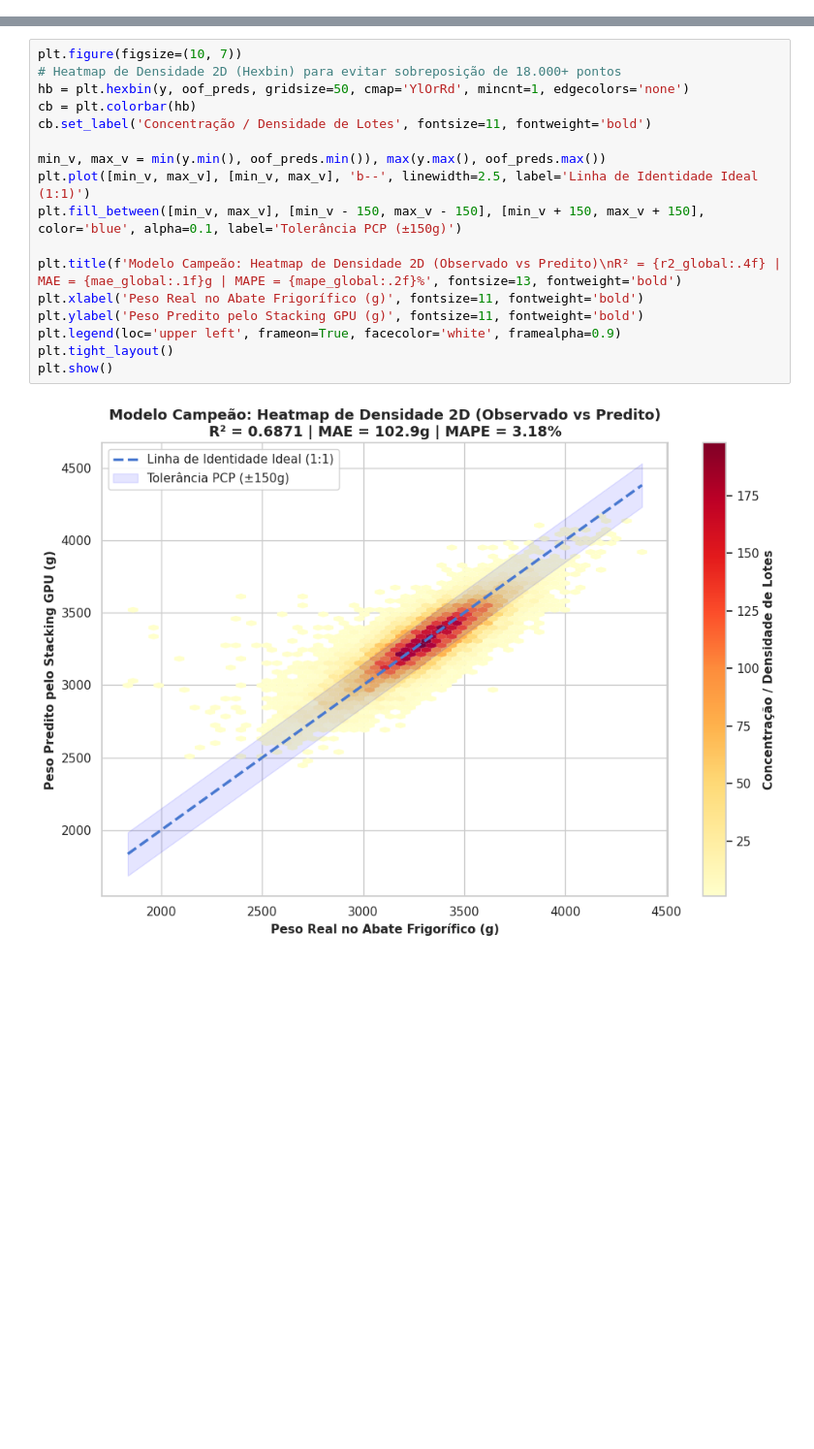
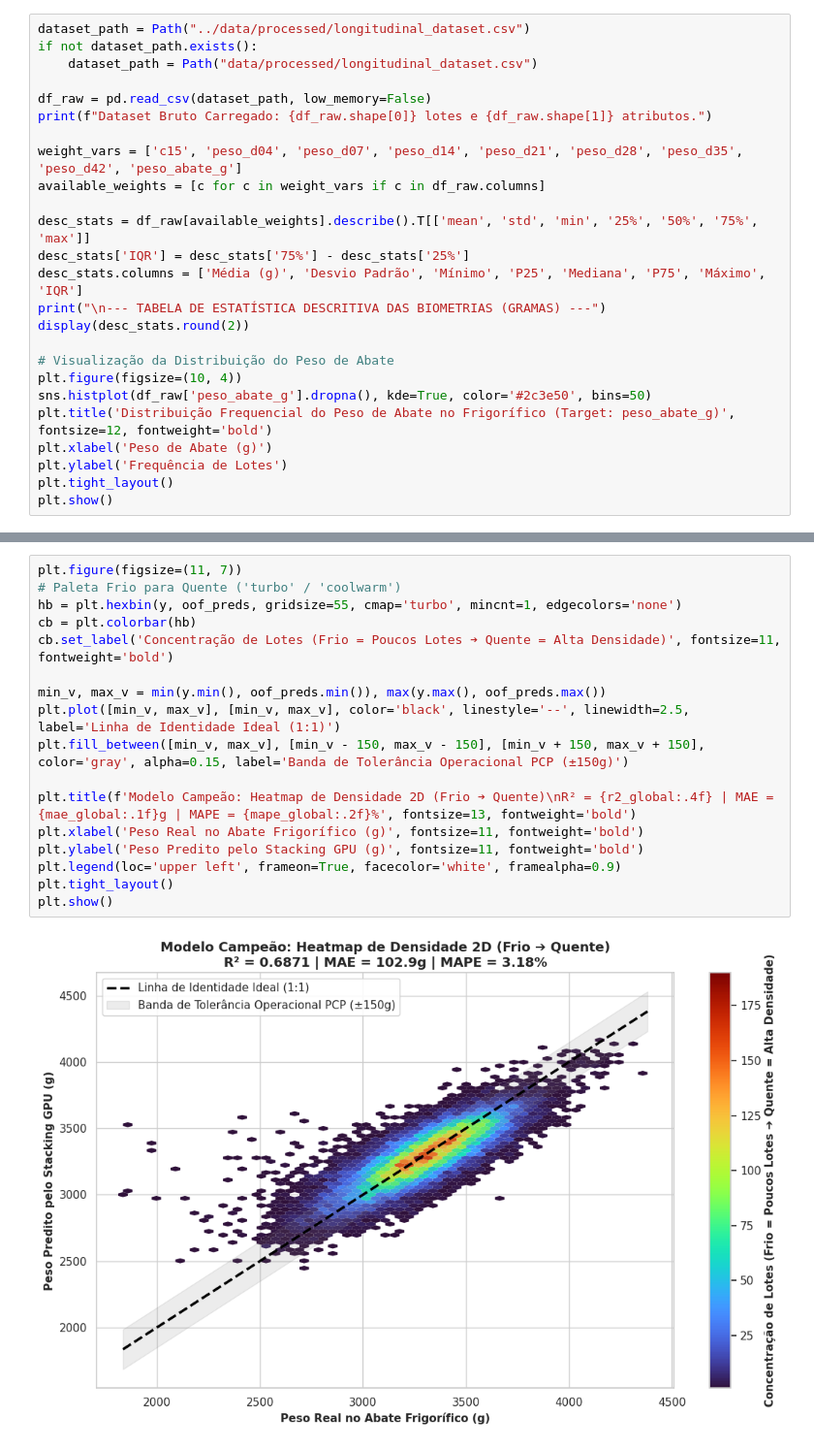
Before and after one commit to brunocorisco86/predicao_peso_mortalidade, a Jupyter notebook: notebooks/01_predicao_peso_abate_modelo_campeao.ipynb, the cells around one changed output, grey strips where cells are left out. Shown at 97% size. Cells and saved outputs as stored; diff of their text form; blank space fills up the shorter version.

Commit message:
feat(notebook): consolida notebook completo com EDA descritiva, F1-score comercial, matriz de confusao, analise de residuos, SHAP e Heatmap 2D Frio-para-Quente (turbo/coolwarm)

```diff
--- a/notebooks/01_predicao_peso_abate_modelo_campeao.ipynb
+++ b/notebooks/01_predicao_peso_abate_modelo_campeao.ipynb
@@ -59,0 +44,25 @@ A **RN-13** trata eventuais inversões biométricas causadas por ruído de calib
+# %%
+dataset_path = Path("../data/processed/longitudinal_dataset.csv")
+if not dataset_path.exists():
+    dataset_path = Path("data/processed/longitudinal_dataset.csv")
+
+df_raw = pd.read_csv(dataset_path, low_memory=False)
+print(f"Dataset Bruto Carregado: {df_raw.shape[0]} lotes e {df_raw.shape[1]} atributos.")
+
+weight_vars = ['c15', 'peso_d04', 'peso_d07', 'peso_d14', 'peso_d21', 'peso_d28', 'peso_d35', 'peso_d42', 'peso_abate_g']
+available_weights = [c for c in weight_vars if c in df_raw.columns]
+
+desc_stats = df_raw[available_weights].describe().T[['mean', 'std', 'min', '25%', '50%', '75%', 'max']]
+desc_stats['IQR'] = desc_stats['75%'] - desc_stats['25%']
+desc_stats.columns = ['Média (g)', 'Desvio Padrão', 'Mínimo', 'P25', 'Mediana', 'P75', 'Máximo', 'IQR']
+print("\n--- TABELA DE ESTATÍSTICA DESCRITIVA DAS BIOMETRIAS (GRAMAS) ---")
+display(desc_stats.round(2))
+
+# Visualização da Distribuição do Peso de Abate
+plt.figure(figsize=(10, 4))
+sns.histplot(df_raw['peso_abate_g'].dropna(), kde=True, color='#2c3e50', bins=50)
+plt.title('Distribuição Frequencial do Peso de Abate no Frigorífico (Target: peso_abate_g)', fontsize=12, fontweight='bold')
+plt.xlabel('Peso de Abate (g)')
+plt.ylabel('Frequência de Lotes')
+plt.tight_layout()
+plt.show()
@@ -168,19 +263,19 @@ Exibição dos gráficos gerados para a equipe técnica zootécnica e estatísti
 # %%
-plt.figure(figsize=(10, 7))
-# Heatmap de Densidade 2D (Hexbin) para evitar sobreposição de 18.000+ pontos
-hb = plt.hexbin(y, oof_preds, gridsize=50, cmap='YlOrRd', mincnt=1, edgecolors='none')
+plt.figure(figsize=(11, 7))
+# Paleta Frio para Quente ('turbo' / 'coolwarm')
+hb = plt.hexbin(y, oof_preds, gridsize=55, cmap='turbo', mincnt=1, edgecolors='none')
 cb = plt.colorbar(hb)
-cb.set_label('Concentração / Densidade de Lotes', fontsize=11, fontweight='bold')
+cb.set_label('Concentração de Lotes (Frio = Poucos Lotes ➔ Quente = Alta Densidade)', fontsize=11, fontweight='bold')
 
 min_v, max_v = min(y.min(), oof_preds.min()), max(y.max(), oof_preds.max())
-plt.plot([min_v, max_v], [min_v, max_v], 'b--', linewidth=2.5, label='Linha de Identidade Ideal (1:1)')
-plt.fill_between([min_v, max_v], [min_v - 150, max_v - 150], [min_v + 150, max_v + 150], color='blue', alpha=0.1, label='Tolerância PCP (±150g)')
+plt.plot([min_v, max_v], [min_v, max_v], color='black', linestyle='--', linewidth=2.5, label='Linha de Identidade Ideal (1:1)')
+plt.fill_between([min_v, max_v], [min_v - 150, max_v - 150], [min_v + 150, max_v + 150], color='gray', alpha=0.15, label='Banda de Tolerância Operacional PCP (±150g)')
 
-plt.title(f'Modelo Campeão: Heatmap de Densidade 2D (Observado vs Predito)\nR² = {r2_global:.4f} | MAE = {mae_global:.1f}g | MAPE = {mape_global:.2f}%', fontsize=13, fontweight='bold')
+plt.title(f'Modelo Campeão: Heatmap de Densidade 2D (Frio ➔ Quente)\nR² = {r2_global:.4f} | MAE = {mae_global:.1f}g | MAPE = {mape_global:.2f}%', fontsize=13, fontweight='bold')
 plt.xlabel('Peso Real no Abate Frigorífico (g)', fontsize=11, fontweight='bold')
 plt.ylabel('Peso Predito pelo Stacking GPU (g)', fontsize=11, fontweight='bold')
 plt.legend(loc='upper left', frameon=True, facecolor='white', framealpha=0.9)
 plt.tight_layout()
 plt.show()
 # %% [output]
-[figure, old version]
+[figure, new version]
```
Also changed, not shown: parts of 19 cells of this notebook, 1 other file.
